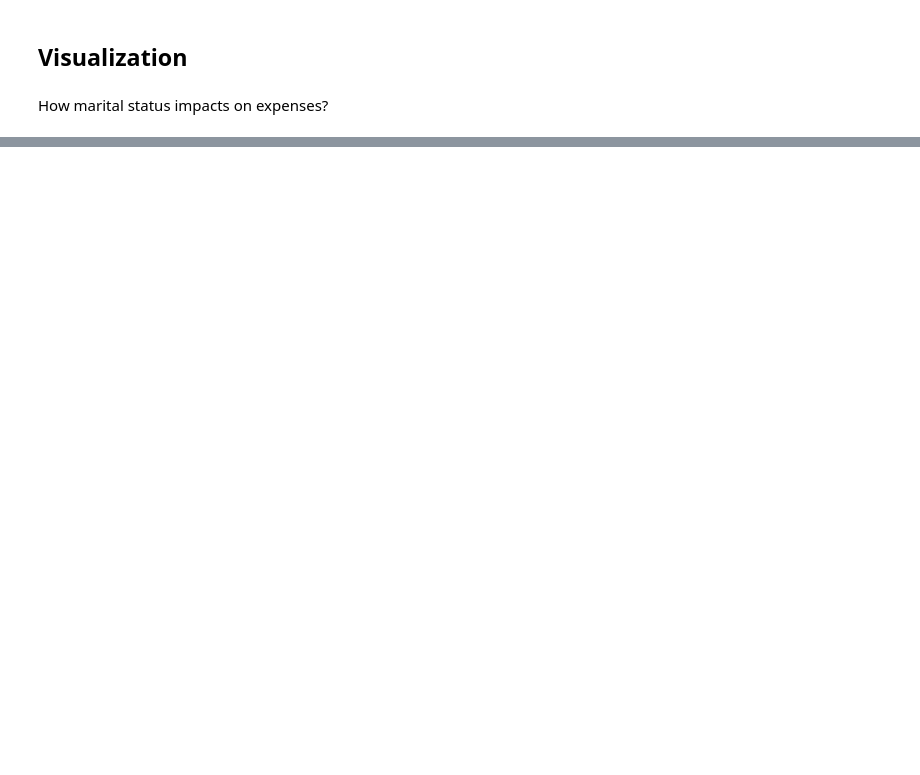
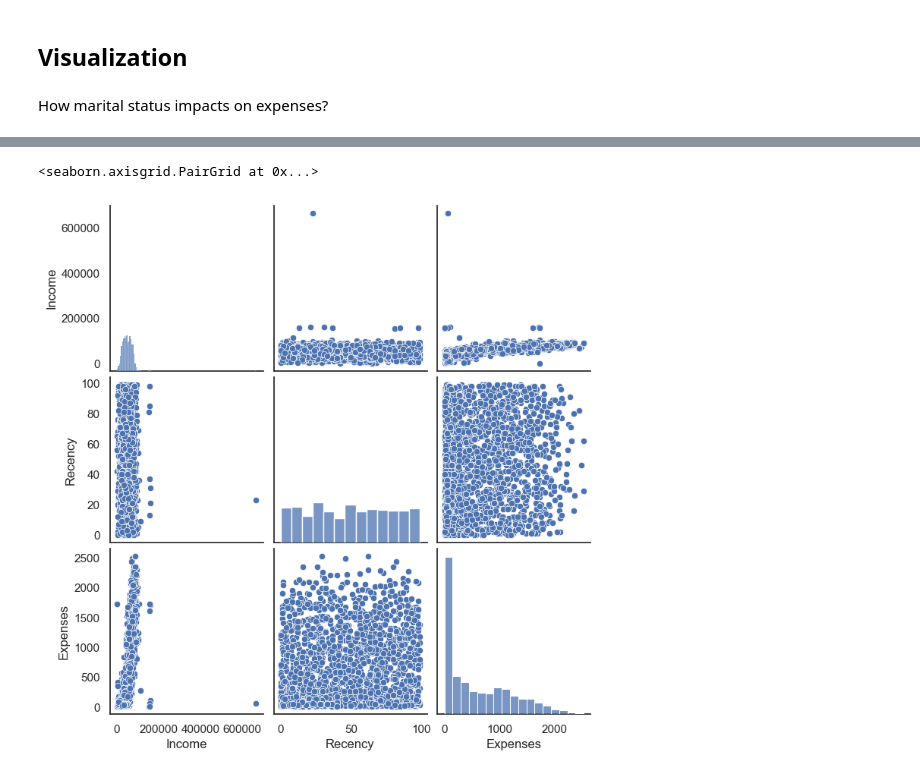
Before and after one commit to camellikna/Team_Project, a Jupyter notebook: src/understandingdata.ipynb, the cells around one changed output, grey strips where cells are left out. Drawn from its saved outputs; the diff is of its cells as text; code cells hidden in the pictures; blank space fills up the shorter version.

```diff
--- a/src/understandingdata.ipynb
+++ b/src/understandingdata.ipynb
@@ -169,0 +217,5 @@ fig.show()
+# %%
+sns.pairplot(df_cust[['Income','Recency','Expenses','Marital_Status']])
+# %% [output]
+<seaborn.axisgrid.PairGrid at 0x...>
+[figure, added]
```
Also changed, not shown: parts of 7 cells of this notebook.
